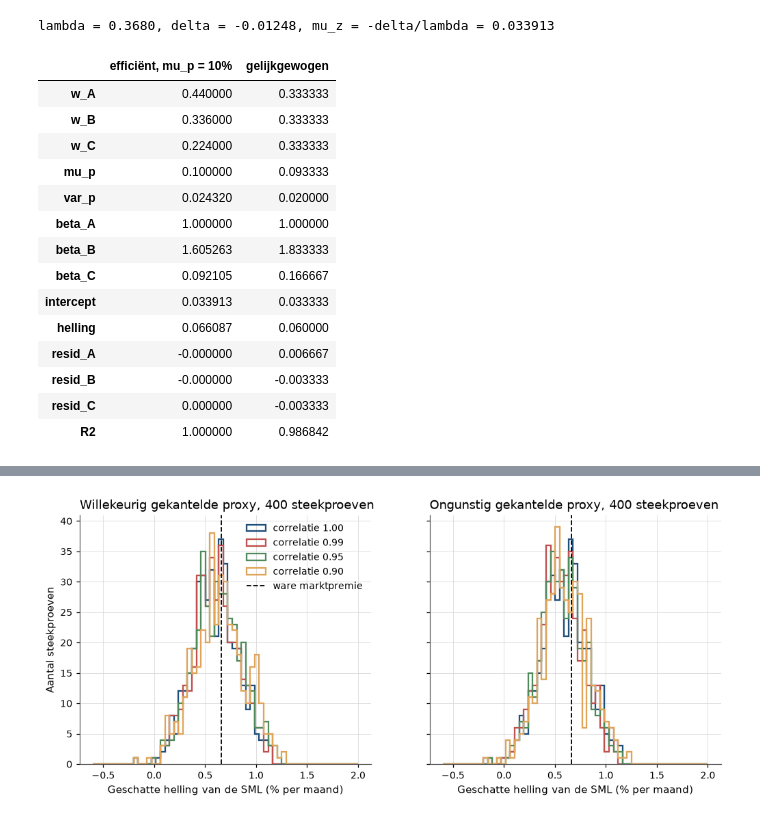
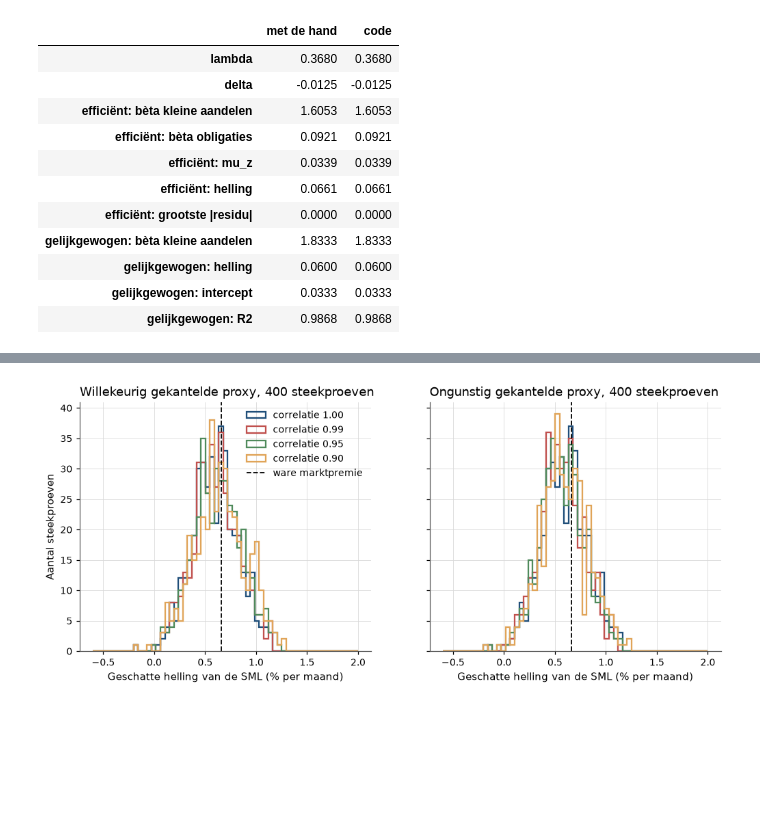
Before and after one commit to MaartenN14/history-asset-pricing, a Jupyter notebook: lectures/03_14_roll.ipynb, the cells around one changed output, grey strips where cells are left out. Drawn from its saved outputs; the diff is of its cells as text; code cells hidden in the pictures; blank space fills up the shorter version.

```diff
--- a/lectures/03_14_roll.ipynb
+++ b/lectures/03_14_roll.ipynb
@@ -199,54 +164,53 @@ regressie meet niet hoe dicht de proxy bij de frontier ligt (Kandel en Stambaugh
 # %%
-mu = np.array([0.10, 0.14, 0.04])
+mu = np.array([0.10, 0.14, 0.04])          # aandelen, kleine aandelen, obligaties
 Sigma = np.array([[0.04, 0.02, 0.00],
                   [0.02, 0.09, 0.00],
                   [0.00, 0.00, 0.01]])
 ones = np.ones(3)
 Sinv_1, Sinv_mu = np.linalg.solve(Sigma, ones), np.linalg.solve(Sigma, mu)
 A, B, C = ones @ Sinv_1, ones @ Sinv_mu, mu @ Sinv_mu
 D = A * C - B**2
 
 
 def sml_fit(betas, means):
     """Cross-sectional OLS of mean returns on betas: intercept, slope, residuals, R^2."""
     X = np.column_stack([np.ones(len(betas)), betas])
     coef = np.linalg.lstsq(X, means, rcond=None)[0]
     resid = means - X @ coef
     return coef[0], coef[1], resid, 1 - resid.var() / means.var()
 
 
 mu_p = 0.10
 lam, delta = (A * mu_p - B) / D, (C - B * mu_p) / D
 w_eff = lam * Sinv_mu + delta * Sinv_1
+beta_eff = Sigma @ w_eff / (w_eff @ Sigma @ w_eff)
+_, slope_eff, resid_eff, _ = sml_fit(beta_eff, mu)
+w_equal = ones / 3
+beta_equal = Sigma @ w_equal / (w_equal @ Sigma @ w_equal)
+intercept_equal, slope_equal, _, r2_equal = sml_fit(beta_equal, mu)
 
-toy = {}
-for name, w in [("efficiënt, mu_p = 10%", w_eff), ("gelijkgewogen", ones / 3)]:
-    var_p = w @ Sigma @ w
-    beta = Sigma @ w / var_p
-    intercept, slope, resid, r2 = sml_fit(beta, mu)
-    toy[name] = {
-        "w_A": w[0], "w_B": w[1], "w_C": w[2], "mu_p": w @ mu, "var_p": var_p,
-        "beta_A": beta[0], "beta_B": beta[1], "beta_C": beta[2],
-        "intercept": intercept, "helling": slope,
-        "resid_A": resid[0], "resid_B": resid[1], "resid_C": resid[2], "R2": r2,
-    }
-
-print(f"lambda = {lam:.4f}, delta = {delta:.5f}, mu_z = -delta/lambda = {-delta / lam:.6f}")
-pd.DataFrame(toy).round(6)
+hand = {"lambda": 0.368, "delta": -0.01248, "efficiënt: bèta kleine aandelen": 1.6053,
+        "efficiënt: bèta obligaties": 0.0921, "efficiënt: mu_z": 0.0339,
+        "efficiënt: helling": 0.0661, "efficiënt: grootste |residu|": 0.0,
+        "gelijkgewogen: bèta kleine aandelen": 1.8333, "gelijkgewogen: helling": 0.06,
+        "gelijkgewogen: intercept": 0.0333, "gelijkgewogen: R2": 0.9868}
+code = {"lambda": lam, "delta": delta, "efficiënt: bèta kleine aandelen": beta_eff[1],
+        "efficiënt: bèta obligaties": beta_eff[2], "efficiënt: mu_z": -delta / lam,
+        "efficiënt: helling": slope_eff, "efficiënt: grootste |residu|": np.abs(resid_eff).max(),
+        "gelijkgewogen: bèta kleine aandelen": beta_equal[1],
+        "gelijkgewogen: helling": slope_equal, "gelijkgewogen: intercept": intercept_equal,
+        "gelijkgewogen: R2": r2_equal}
+pd.DataFrame({"met de hand": hand, "code": code}).round(4)
 # %% [output]
-lambda = 0.3680, delta = -0.01248, mu_z = -delta/lambda = 0.033913
-|  | efficiënt, mu_p = 10% | gelijkgewogen |
-| w_A | 0.440000 | 0.333333 |
-| w_B | 0.336000 | 0.333333 |
-| w_C | 0.224000 | 0.333333 |
-| mu_p | 0.100000 | 0.093333 |
-| var_p | 0.024320 | 0.020000 |
-| beta_A | 1.000000 | 1.000000 |
-| beta_B | 1.605263 | 1.833333 |
-| beta_C | 0.092105 | 0.166667 |
-| intercept | 0.033913 | 0.033333 |
-| helling | 0.066087 | 0.060000 |
-| resid_A | -0.000000 | 0.006667 |
-| resid_B | -0.000000 | -0.003333 |
-| resid_C | 0.000000 | -0.003333 |
-| R2 | 1.000000 | 0.986842 |
+|  | met de hand | code |
+| lambda | 0.3680 | 0.3680 |
+| delta | -0.0125 | -0.0125 |
+| efficiënt: bèta kleine aandelen | 1.6053 | 1.6053 |
+| efficiënt: bèta obligaties | 0.0921 | 0.0921 |
+| efficiënt: mu_z | 0.0339 | 0.0339 |
+| efficiënt: helling | 0.0661 | 0.0661 |
+| efficiënt: grootste |residu| | 0.0000 | 0.0000 |
+| gelijkgewogen: bèta kleine aandelen | 1.8333 | 1.8333 |
+| gelijkgewogen: helling | 0.0600 | 0.0600 |
+| gelijkgewogen: intercept | 0.0333 | 0.0333 |
+| gelijkgewogen: R2 | 0.9868 | 0.9868 |
```
Also changed, not shown: parts of 65 cells of this notebook, 4 other files.
